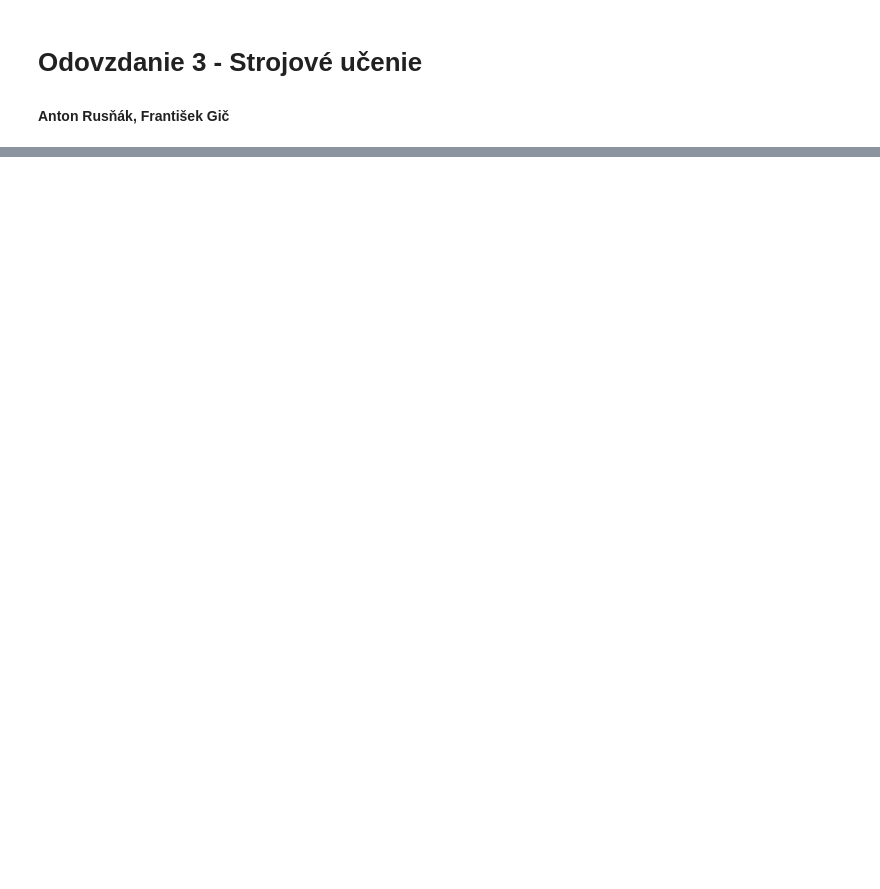
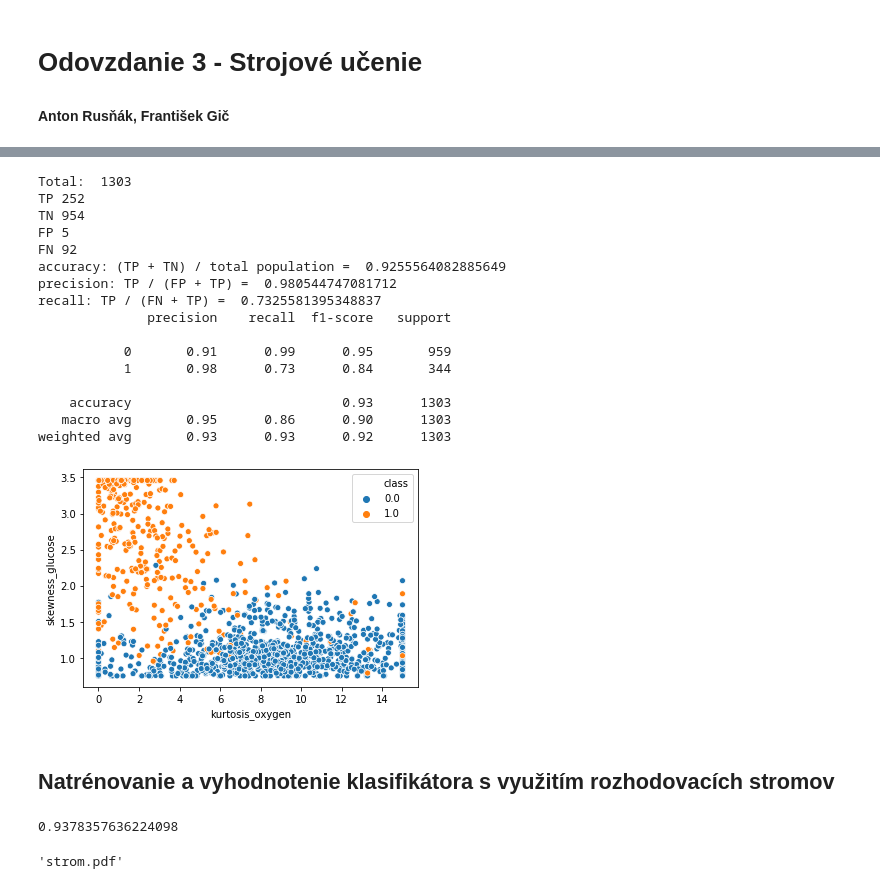
Before and after one commit to MCFreddie777/iau-project, a Jupyter notebook: [Odovzdanie 3] data.ipynb, the cells around one changed output, grey strips where cells are left out. Saved outputs shown, nothing was run; the diff lists cells and outputs as text; code cells hidden in the pictures; blank space fills up the shorter version.

```diff
--- a/[Odovzdanie 3] data.ipynb
+++ b/[Odovzdanie 3] data.ipynb
@@ -54,0 +193,22 @@ See the caveats in the documentation: http://pandas.pydata.org/pandas-docs/stabl
+# %%
+rule2(data_valid,"valid_rule2")
+# %% [output]
+Total:  1303
+TP 252
+TN 954
+FP 5
+FN 92
+accuracy: (TP + TN) / total population =  0.9255564082885649
+precision: TP / (FP + TP) =  0.980544747081712
+recall: TP / (FN + TP) =  0.7325581395348837
+              precision    recall  f1-score   support
+
+           0       0.91      0.99      0.95       959
+           1       0.98      0.73      0.84       344
+
+    accuracy                           0.93      1303
+   macro avg       0.95      0.86      0.90      1303
+weighted avg       0.93      0.93      0.92      1303
+[figure, added]
+# %% [markdown]
+## Natrénovanie a vyhodnotenie klasifikátora s využitím rozhodovacích stromov
@@ -54,0 +240,18 @@ See the caveats in the documentation: http://pandas.pydata.org/pandas-docs/stabl
+# %%
+predicted_labels = clf.predict(df_valid_class)
+basic_acc = metrics.accuracy_score(valid_labels, predicted_labels)
+basic_acc
+# %% [output]
+0.9378357636224098
+# %%
+import graphviz
+dot_data = tree.export_graphviz(clf, out_file =None,
+                                feature_names=df_valid_class.columns,
+                                class_names = ["1","0"],
+                                filled = True,
+                                rounded = True,
+                               )
+graph = graphviz.Source(dot_data)
+graph.render("strom")
+# %% [output]
+'strom.pdf'
```
Also changed, not shown: parts of 44 cells of this notebook, 5 other files.
